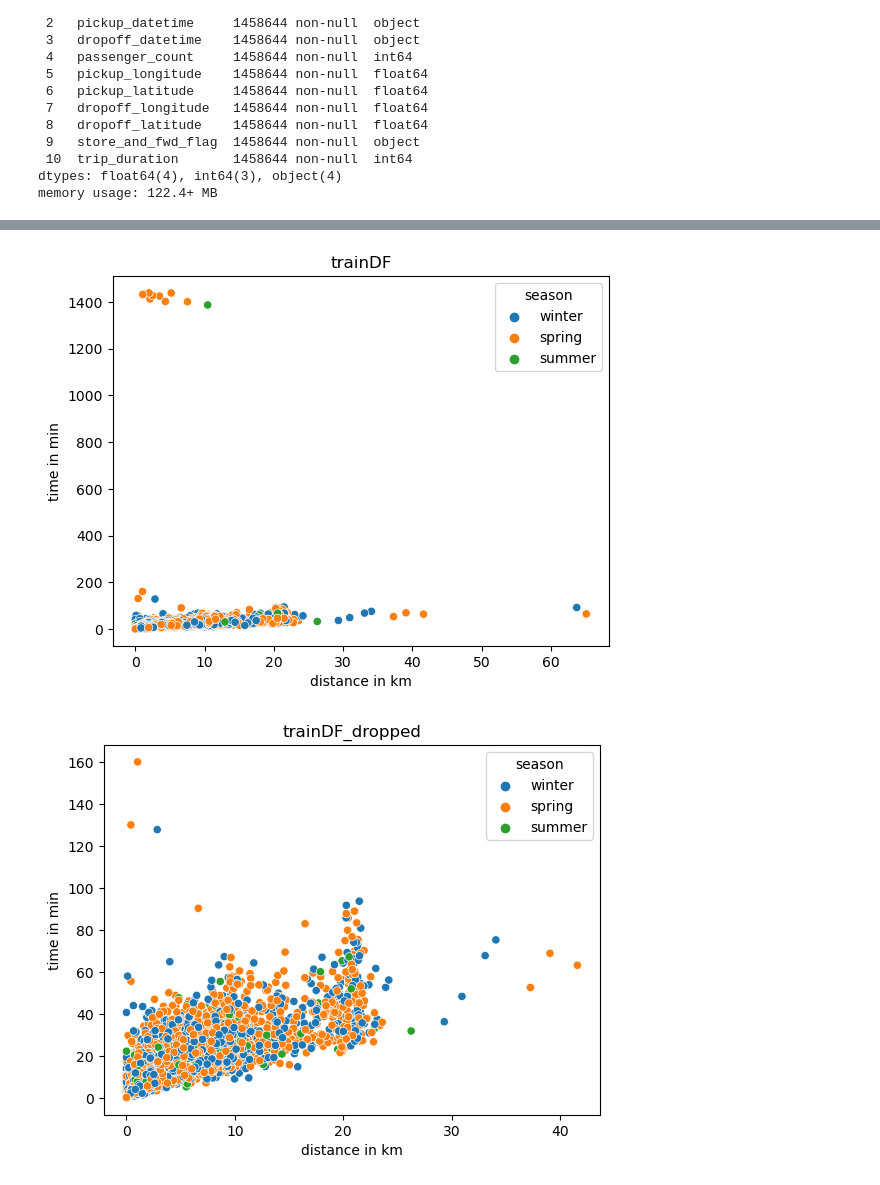
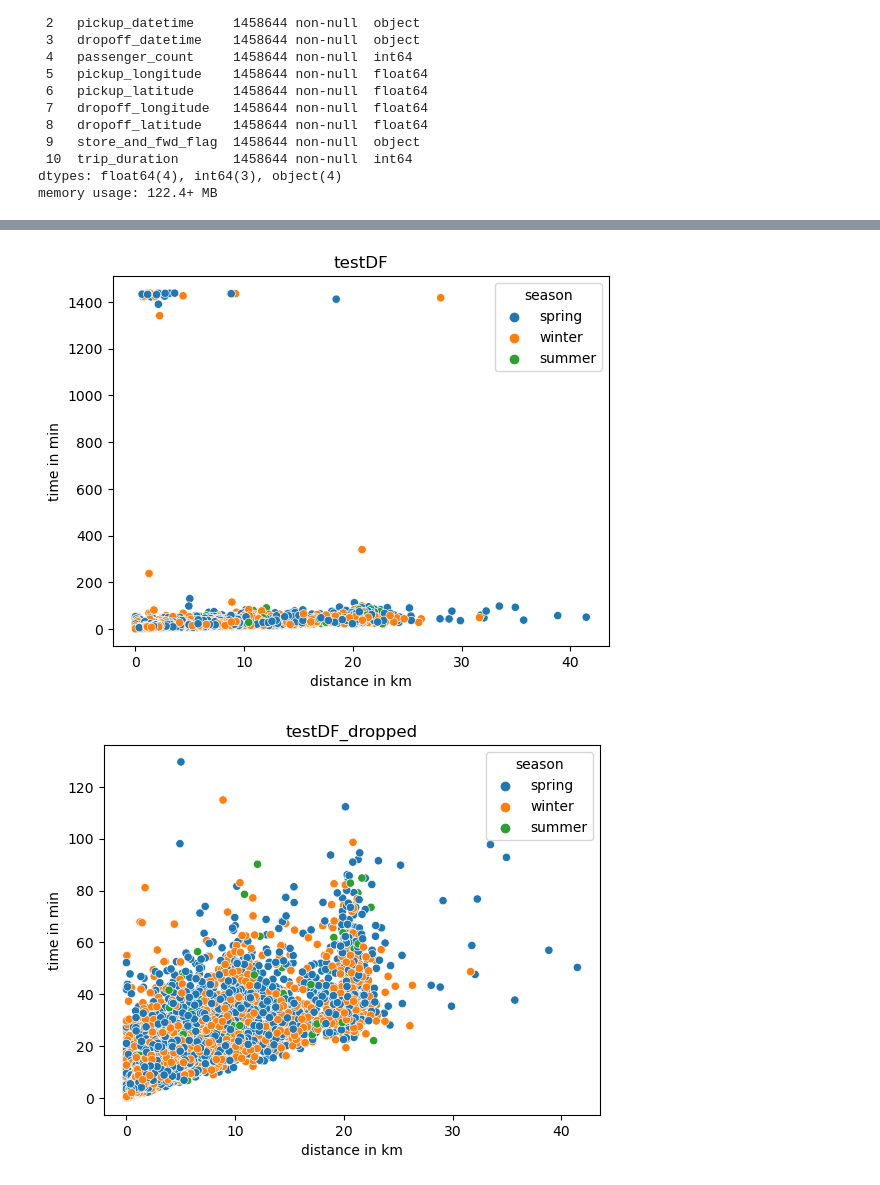
Before and after one commit to ZachMajernik/DataScience2, a Jupyter notebook: Predict/TaxiDrivingDistance.ipynb, the cells around one changed output, grey strips where cells are left out. Saved outputs shown, nothing was run; the diff lists cells and outputs as text; code cells hidden in the pictures.

```diff
--- a/Predict/TaxiDrivingDistance.ipynb
+++ b/Predict/TaxiDrivingDistance.ipynb
@@ -29,7 +29,7 @@ dtypes: float64(4), int64(3), object(4)
 memory usage: 122.4+ MB
 # %%
 #number of rows i want in the train and test dataframes
-rowNum = 10000
+rowNum = 20000
 
 testIdx = []
 trainIdx = []
@@ -181,26 +161,26 @@ for i in range(len(testDF)):
 testDF_dropped = testDF.drop(idxToDrop)
 testDF_dropped = testDF_dropped.reset_index(drop=True)
 # %%
-sns.scatterplot(x=trainDF['totalDist_km'], y=trainDF['timeInMin'], hue=trainDF['season'])
+sns.scatterplot(x=testDF['totalDist_km'], y=testDF['timeInMin'], hue=testDF['season'])
 
 # Set labels and title
 plt.xlabel('distance in km')
 plt.ylabel('time in min')
-plt.title('trainDF')
+plt.title('testDF')
 
 # Show the plot
 plt.show()
 
-sns.scatterplot(x=trainDF_dropped['totalDist_km'], y=trainDF_dropped['timeInMin'], hue=trainDF_dropped['season'])
+sns.scatterplot(x=testDF_dropped['totalDist_km'], y=testDF_dropped['timeInMin'], hue=testDF_dropped['season'])
 
 # Set labels and title
 plt.xlabel('distance in km')
 plt.ylabel('time in min')
-plt.title('trainDF_dropped')
+plt.title('testDF_dropped')
 
 # Show the plot
 plt.show()
 # %% [output]
-[figure, old version]
+[figure, new version]
-[figure, old version]
+[figure, new version]
 # %%
```
Also changed, not shown: parts of 9 cells of this notebook, 3 other files.
